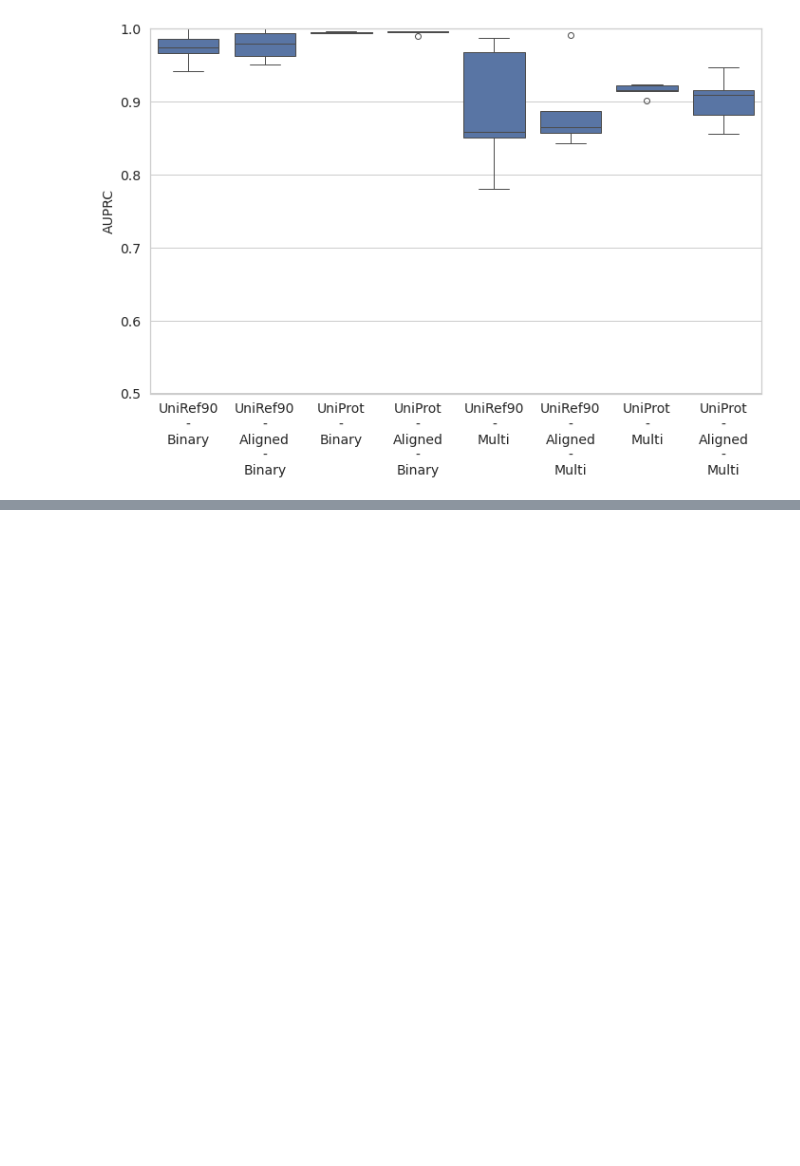
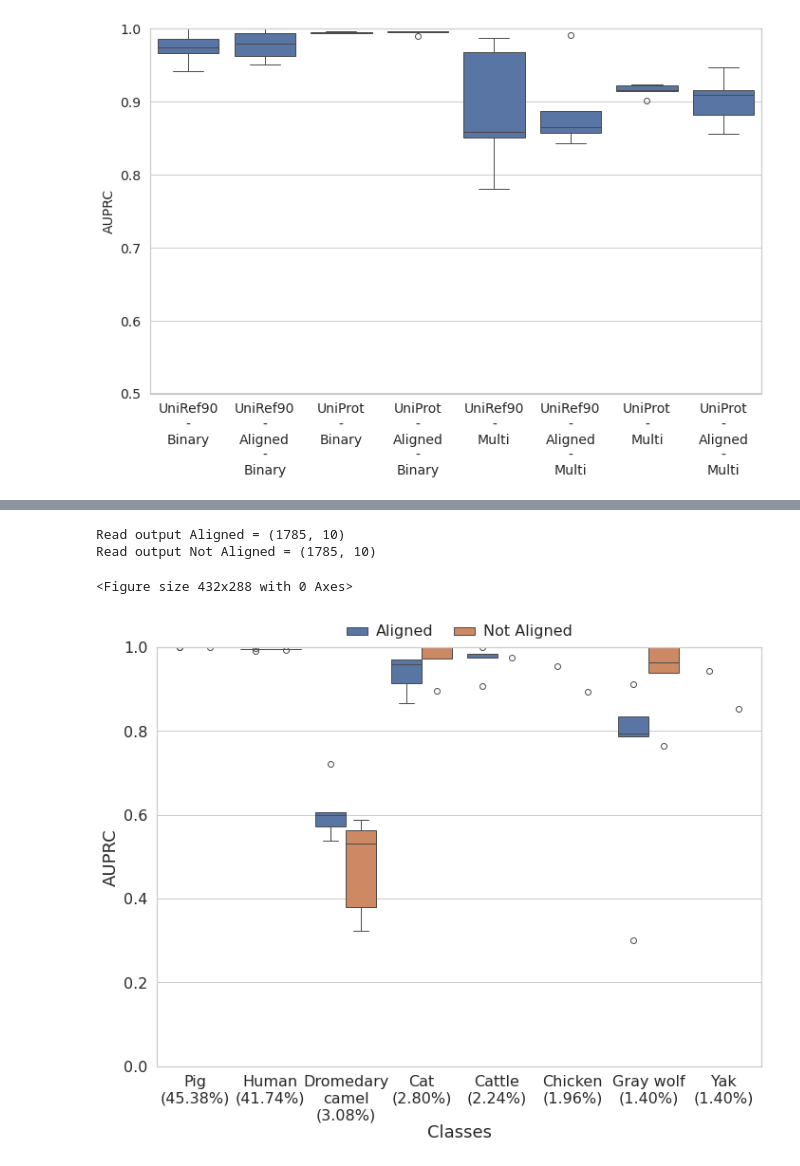
Before and after one commit to NSF-COMPASS-Center/HAVEN, a Jupyter notebook: src/jupyter_notebooks/results-analysis/coronaviridae/embl/coronaviridae_s_prot_auprc_analysis.ipynb, the cells around one changed output, grey strips where cells are left out. Drawn from its saved outputs; the diff is of its cells as text; code cells hidden in the pictures; blank space fills up the shorter version.

```diff
--- a/src/jupyter_notebooks/results-analysis/coronaviridae/embl/coronaviridae_s_prot_auprc_analysis.ipynb
+++ b/src/jupyter_notebooks/results-analysis/coronaviridae/embl/coronaviridae_s_prot_auprc_analysis.ipynb
@@ -256,0 +329,13 @@ visualization_utils.view(output_file_path)
+# %%
+output_filepaths = {
+    "Aligned": virprobert_uniprot_aligned_multi_output_filepath,
+    "Not Aligned": virprobert_uniprot_multi_output_filepath
+}
+figure_output_file_path = os.path.join(os.getcwd(), "..","..", "..", "..", "..", "output/visualization/prelim_exam/cov-s-uniprot-classwise_auprc_boxplot.pdf")
+classes = ["Human", "Pig", "Cat", "Dromedary camel", "Cattle", "Chicken", "Grau wolf", "Yak"]
+auprc_results_df = class_wise_auprc_analysis(output_filepaths, classes, figure_output_file_path)
+# %% [output]
+Read output Aligned = (1785, 10)
+Read output Not Aligned = (1785, 10)
+<Figure size 432x288 with 0 Axes>
+[figure, added]
```
Also changed, not shown: parts of 2 cells of this notebook, 2 other files.
